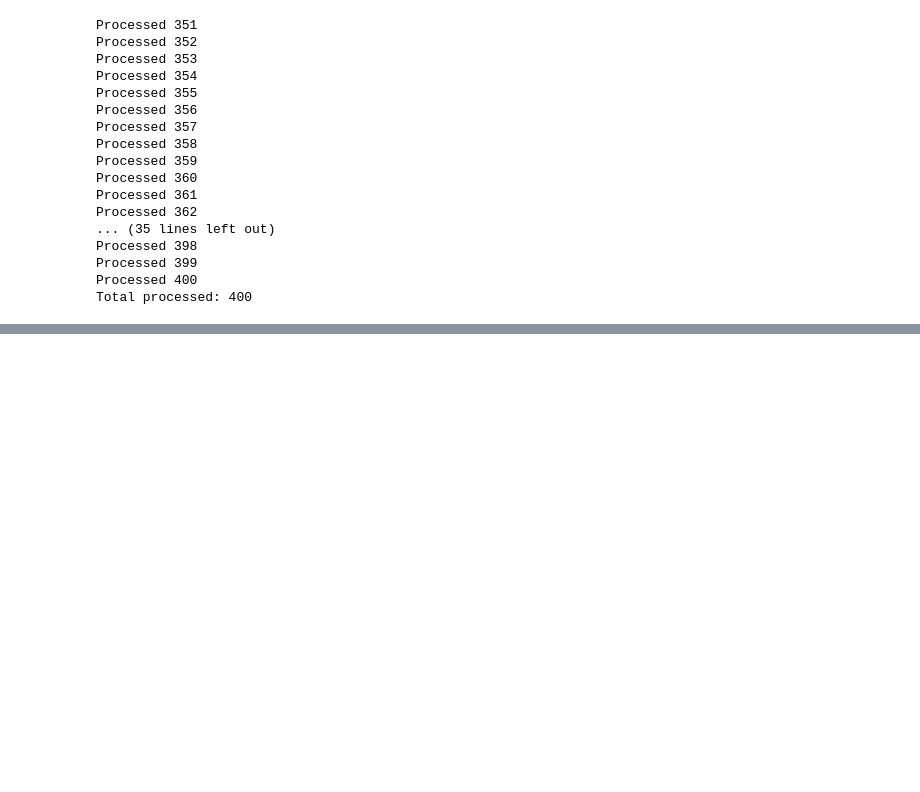
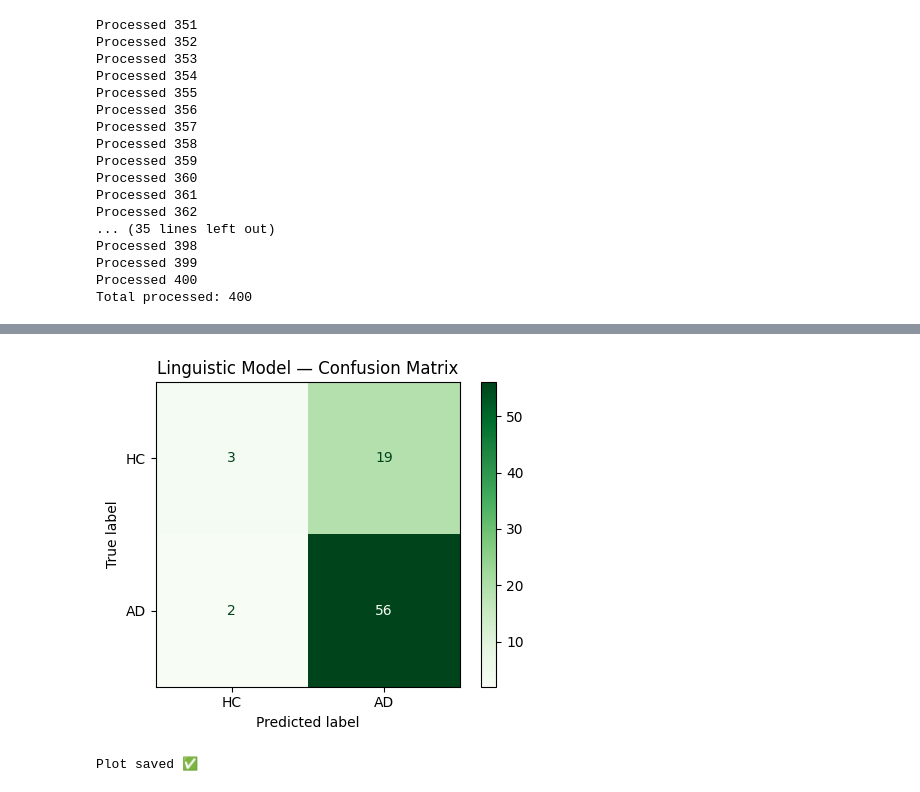
Before and after one commit to Mansi26-code1/ad-detector-project, a Jupyter notebook: notebooks/linguistic_model.ipynb, the cells around one changed output, grey strips where cells are left out. Saved outputs shown, nothing was run; the diff lists cells and outputs as text; code cells hidden in the pictures; blank space fills up the shorter version.

```diff
--- a/notebooks/linguistic_model.ipynb
+++ b/notebooks/linguistic_model.ipynb
@@ -374,0 +356,22 @@ Saved!
+# %%
+# ============================================
+# CELL 4 — Train TF-IDF + Logistic Regression
+# ============================================
+pipeline = Pipeline([
+    ("tfidf", TfidfVectorizer(
+        max_features=500,
+        ngram_range=(1, 2),
+        stop_words=None       # Chinese text ke liye None rakhna
+    )),
+    ("clf", LogisticRegression(
+        max_iter=1000,
+        class_weight="balanced",
+        random_state=42
+    ))
+])
+
+pipeline.fit(X_train, y_train)
+y_pred = pipeline.predict(X_test)
+
+print("=== TF-IDF + Logistic Regression ===")
+print(classification_report(y_test, y_pred, target_names=["HC", "AD"]))
@@ -374,0 +388,18 @@ Saved!
+# %%
+# ============================================
+# CELL 5 — Confusion Matrix
+# ============================================
+fig, ax = plt.subplots(figsize=(5, 4))
+ConfusionMatrixDisplay.from_predictions(
+    y_test, y_pred,
+    display_labels=["HC", "AD"],
+    cmap="Greens", ax=ax
+)
+ax.set_title("Linguistic Model — Confusion Matrix")
+plt.tight_layout()
+plt.savefig("confusion_matrix_linguistic.png", dpi=120)
+plt.show()
+print("Plot saved ✅")
+# %% [output]
+[figure, added]
+Plot saved ✅
```
Also changed, not shown: parts of 11 cells of this notebook, 8 other files.
